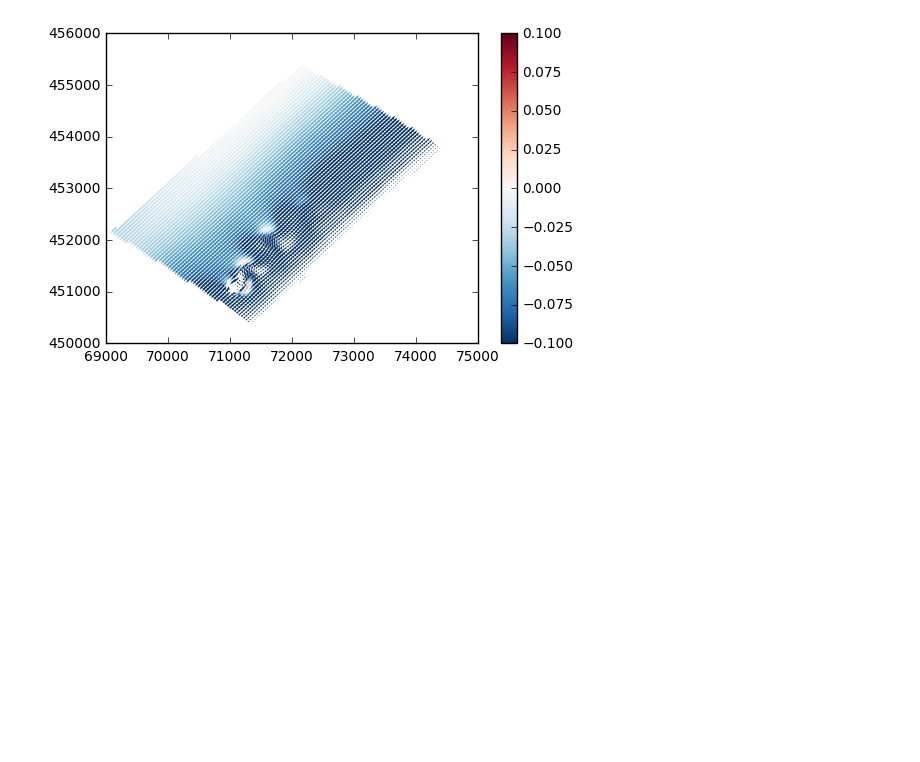
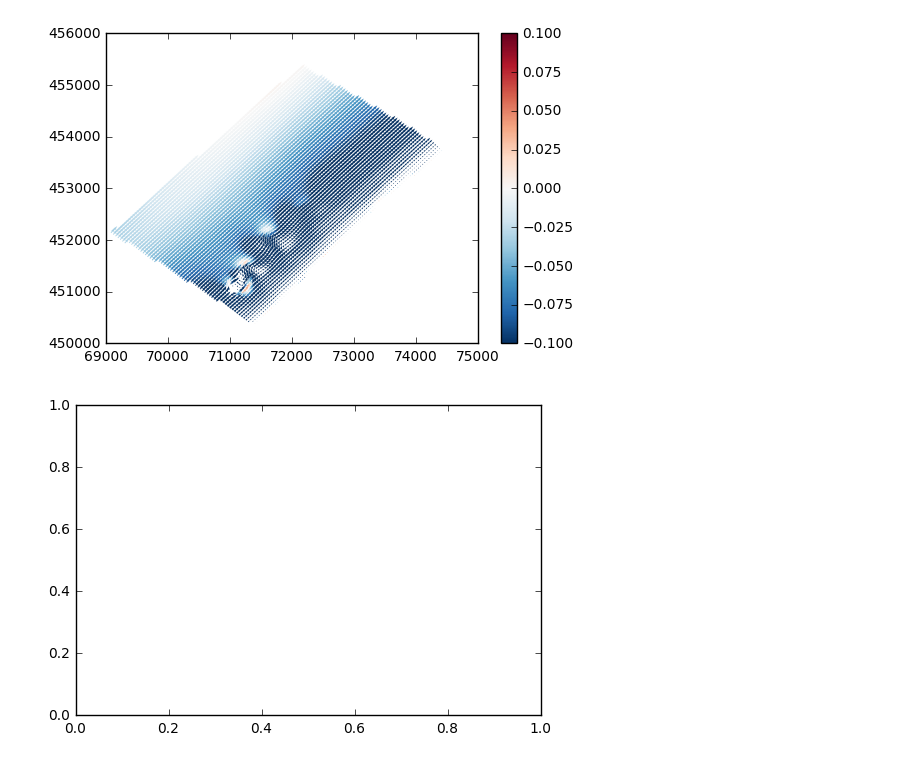
Before and after one commit to openearth/sandbox-fm, a Jupyter notebook: notebooks/bl_zk_debug.ipynb, the cells around one changed output. Drawn from its saved outputs; the diff is of its cells as text; code cells hidden in the pictures; blank space fills up the shorter version.

```diff
--- a/notebooks/bl_zk_debug.ipynb
+++ b/notebooks/bl_zk_debug.ipynb
@@ -137,3 +137,8 @@ plt.colorbar()
 # %% [output]
 <matplotlib.colorbar.Colorbar at 0x...>
 [figure]
+# %%
+fig, ax = plt.subplots()
+ax.redraw_in_frame?
+# %% [output]
+[figure, added]
```
Also changed, not shown: 3 other files.
